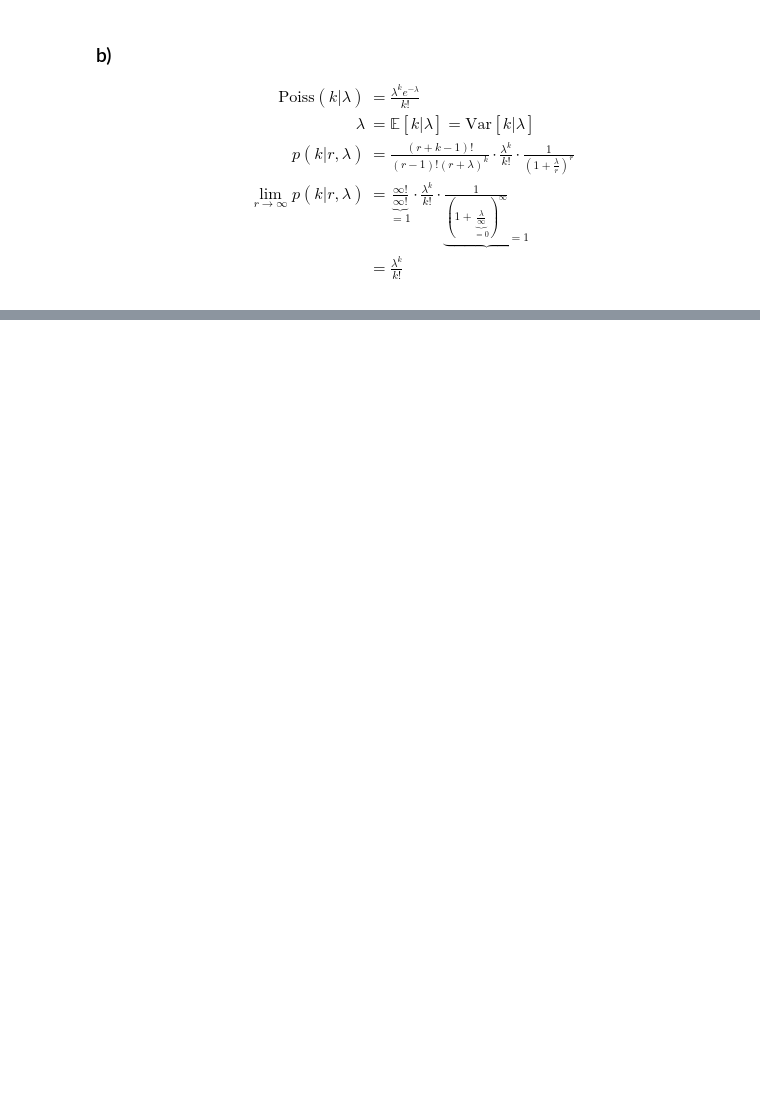
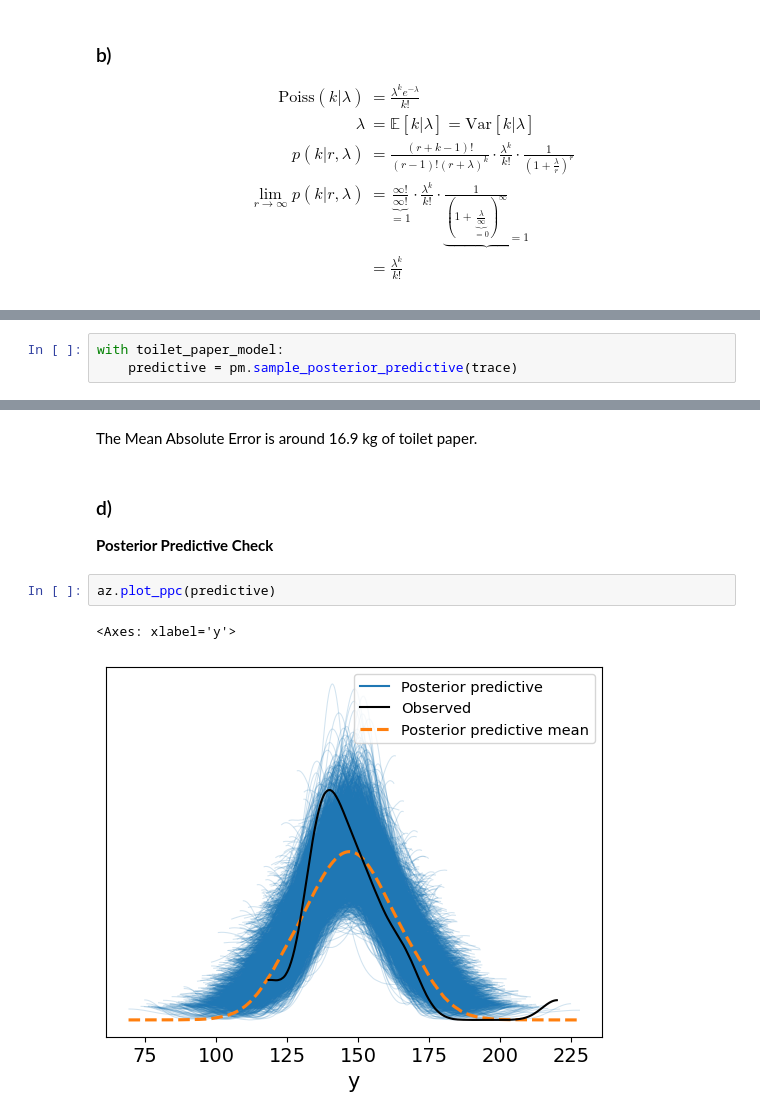
Before and after one commit to marbetschar/ZHAW-Bayesian-Machine-Learning-HS25, a Jupyter notebook: notebooks/week05/Exercises/BML_Exercises_Week_05.ipynb, the cells around one changed output, grey strips where cells are left out. Drawn from its saved outputs; the diff is of its cells as text; blank space fills up the shorter version.

```diff
--- a/notebooks/week05/Exercises/BML_Exercises_Week_05.ipynb
+++ b/notebooks/week05/Exercises/BML_Exercises_Week_05.ipynb
@@ -75,0 +155,3 @@ $$
+# %%
+with toilet_paper_model:
+    predictive = pm.sample_posterior_predictive(trace)
@@ -75,0 +198,11 @@ $$
+# %% [markdown]
+The Mean Absolute Error is around 16.9 kg of toilet paper.
+# %% [markdown]
+### d)
+
+**Posterior Predictive Check**
+# %%
+az.plot_ppc(predictive)
+# %% [output]
+<Axes: xlabel='y'>
+[figure, added]
```
Also changed, not shown: parts of 31 cells of this notebook, 3 other files.
